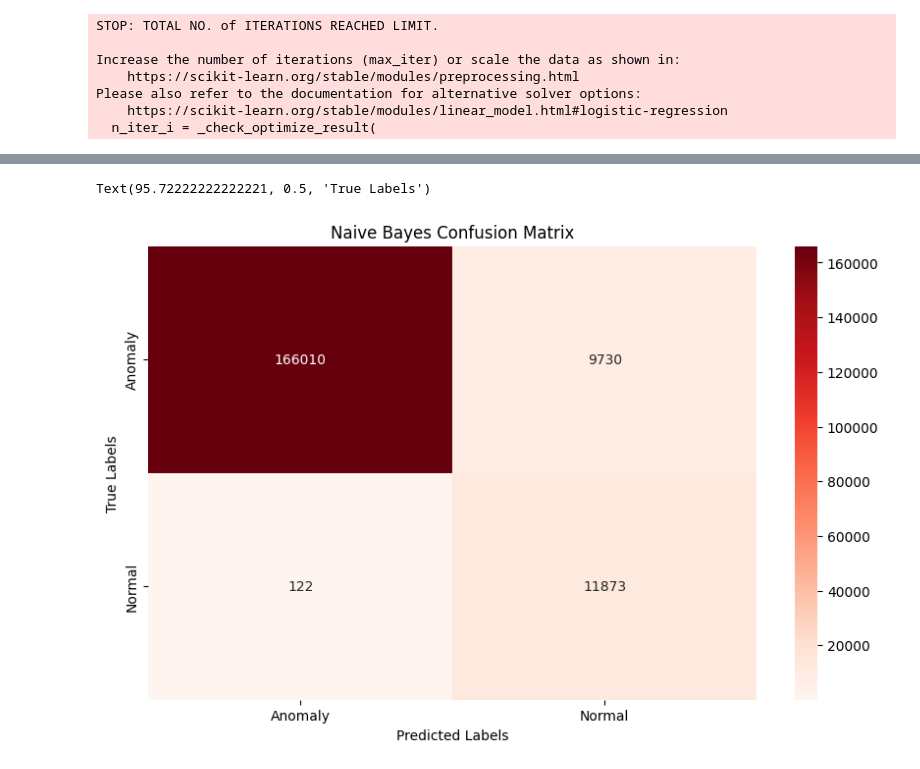
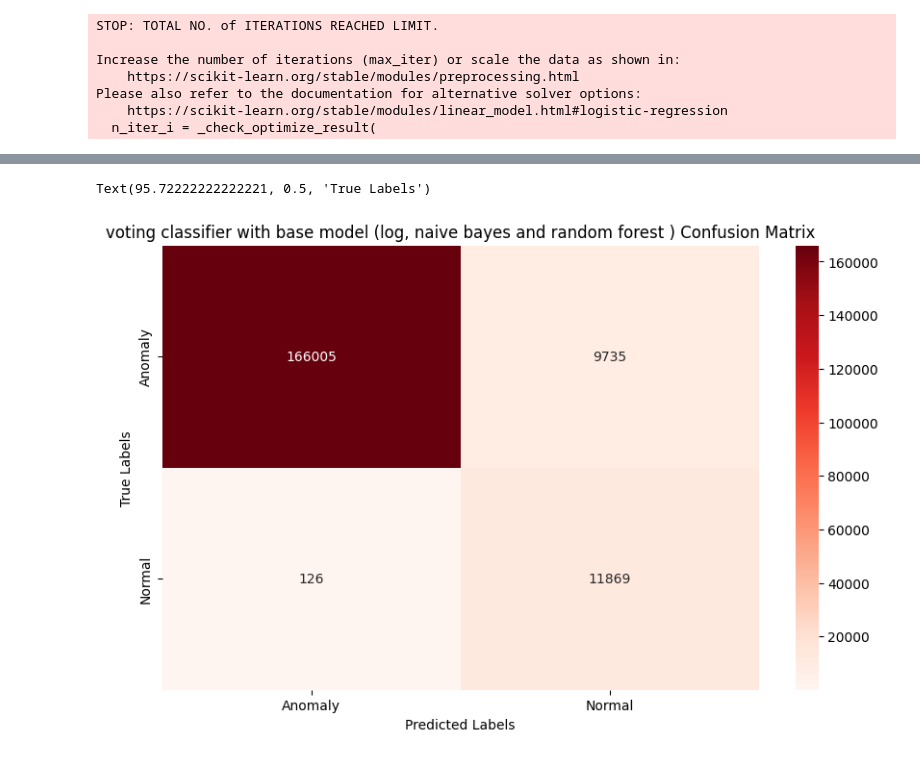
Before and after one commit to nonyeashley/Network-Intrusion-Detection-Using-Ensemble-Method-, a Jupyter notebook: Network_Intrusion.ipynb, the cells around one changed output, grey strips where cells are left out. Drawn from its saved outputs; the diff is of its cells as text; code cells hidden in the pictures.

Commit message:
Still on voting classifier, but now, i am using (Logistic Regression, Naive Bayes and Decision Tree) as a base classifier

```diff
--- a/Network_Intrusion.ipynb
+++ b/Network_Intrusion.ipynb
@@ -639,9 +639,9 @@ weighted avg       0.97      0.95      0.95    187735
 # %%
 plt.figure(figsize=(10,6))
 sns.heatmap(confusion_matrix_voting, annot=True, fmt='d', cmap='Reds',xticklabels=['Anomaly','Normal'], yticklabels=['Anomaly','Normal'])
-plt.title('Naive Bayes Confusion Matrix')
+plt.title('voting classifier with base model (log, naive bayes and random forest ) Confusion Matrix')
 plt.xlabel('Predicted Labels')
 plt.ylabel('True Labels')
 # %% [output]
 Text(95.72222222222221, 0.5, 'True Labels')
-[figure, old version]
+[figure, new version]
```
Also changed, not shown: parts of 6 cells of this notebook.
